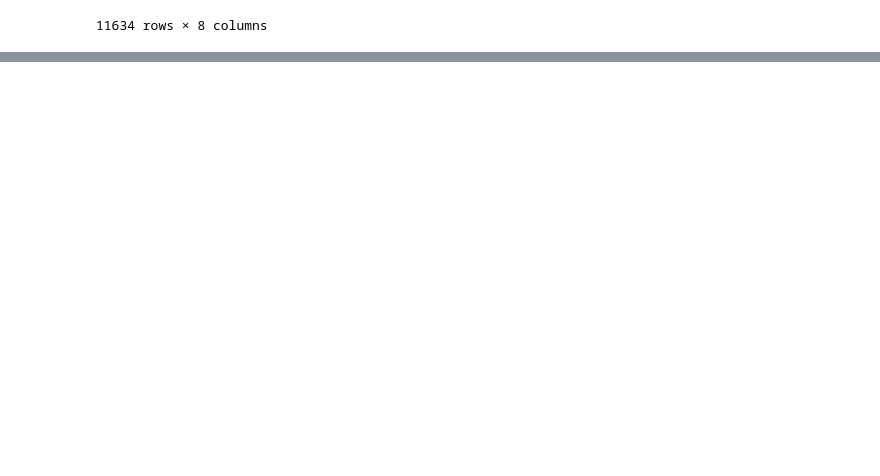
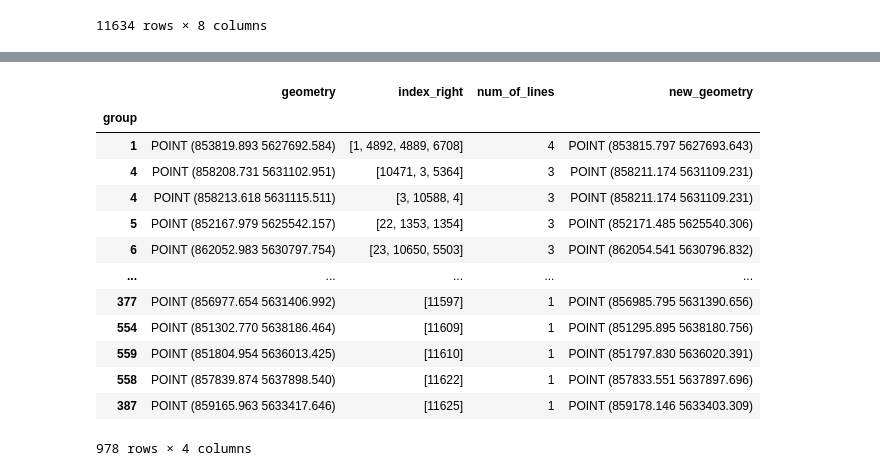
Before and after one commit to achic19/SOD0, a Jupyter notebook: Code/notebooks/topology.ipynb, the cells around one changed output, grey strips where cells are left out. Cells and saved outputs as stored; diff of their text form; code cells hidden in the pictures; blank space fills up the shorter version.

```diff
--- a/Code/notebooks/topology.ipynb
+++ b/Code/notebooks/topology.ipynb
@@ -785,0 +773,23 @@ group
+# %%
+# 4.3 on one point and one group
+lines_to_update3.groupby(level=group_name).get_group(338)
+network_new.loc[9018]['geometry'].coords[0]
+if 5952 in lines_to_delete:
+    print(True)
+lines_to_update3
+network_new.to_file(f'{intersection_agg_folder}network_new.shp')
+# %% [output]
+|  | geometry | index_right | num_of_lines | new_geometry |
+| group |  |  |  |  |
+| 1 | POINT (853819.893 5627692.584) | [1, 4892, 4889, 6708] | 4 | POINT (853815.797 5627693.643) |
+| 4 | POINT (858208.731 5631102.951) | [10471, 3, 5364] | 3 | POINT (858211.174 5631109.231) |
+| 4 | POINT (858213.618 5631115.511) | [3, 10588, 4] | 3 | POINT (858211.174 5631109.231) |
+| 5 | POINT (852167.979 5625542.157) | [22, 1353, 1354] | 3 | POINT (852171.485 5625540.306) |
+| 6 | POINT (862052.983 5630797.754) | [23, 10650, 5503] | 3 | POINT (862054.541 5630796.832) |
+| ... | ... | ... | ... | ... |
+| 377 | POINT (856977.654 5631406.992) | [11597] | 1 | POINT (856985.795 5631390.656) |
+| 554 | POINT (851302.770 5638186.464) | [11609] | 1 | POINT (851295.895 5638180.756) |
+| 559 | POINT (851804.954 5636013.425) | [11610] | 1 | POINT (851797.830 5636020.391) |
+| 558 | POINT (857839.874 5637898.540) | [11622] | 1 | POINT (857833.551 5637897.696) |
+| 387 | POINT (859165.963 5633417.646) | [11625] | 1 | POINT (859178.146 5633403.309) |
+978 rows × 4 columns
```
Also changed, not shown: parts of 15 cells of this notebook, 3 other files.
